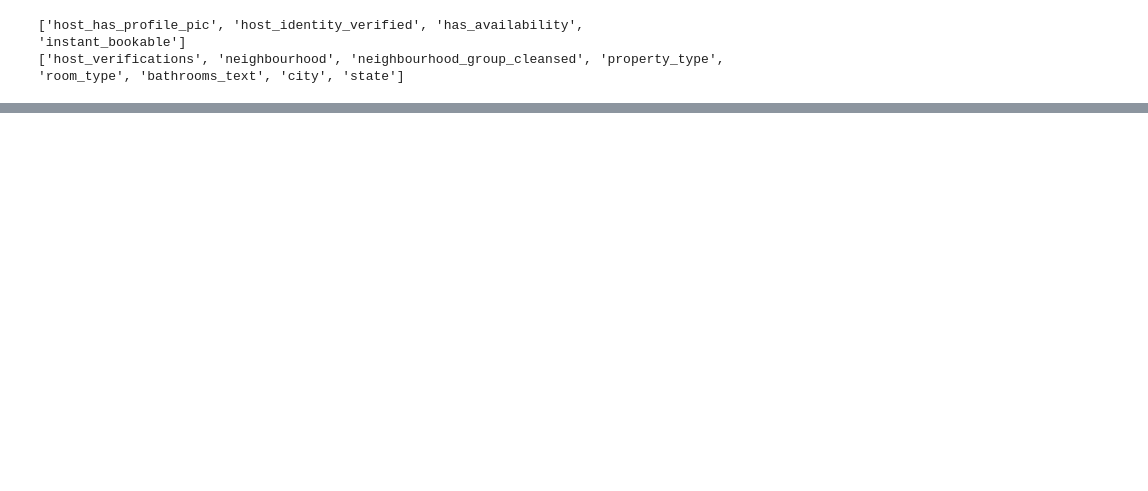
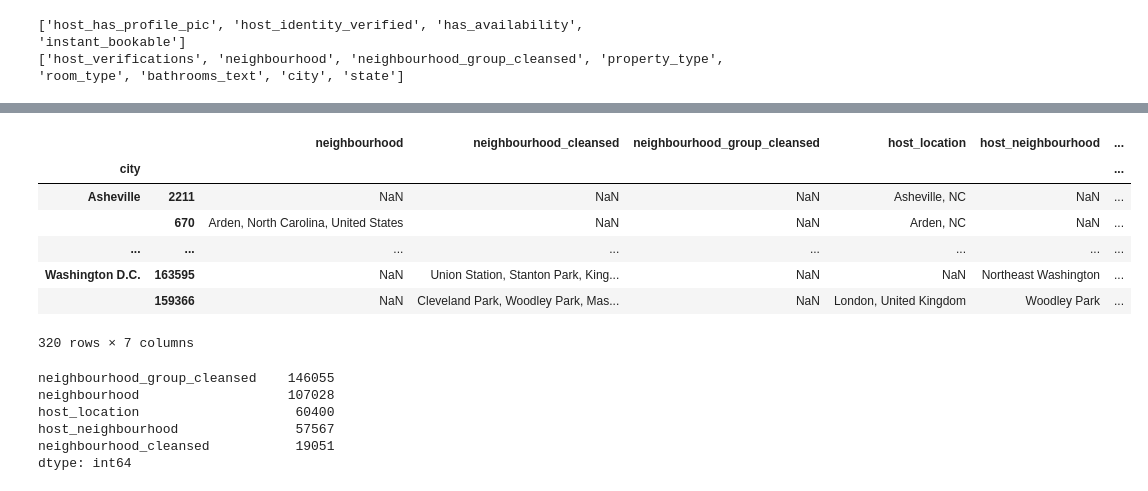
Before and after one commit to clairesarraille/airbnb_price_prediction, a Jupyter notebook: 01_Colab.ipynb, the cells around one changed output, grey strips where cells are left out. Saved outputs shown, nothing was run; the diff lists cells and outputs as text; code cells hidden in the pictures; blank space fills up the shorter version.

Commit message:
Remove cols based on predictive value and NULLS

```diff
--- a/01_Colab.ipynb
+++ b/01_Colab.ipynb
@@ -200,0 +250,13 @@ print(categorical_cols)
+# %%
+# Create list of non-numeric cols minus the boolean columns:
+obj_cols = []
+for col in range(df.shape[1]):
+  if df[df.columns[col]].dtypes == 'object' and df.columns[col] not in boolean_cols:
+    obj_cols.append(df.columns[col])
+print()
+for col in obj_cols:
+  print(col)
+obj_df = df[obj_cols]
+print()
+data_table.disable_dataframe_formatter()
+obj_df.iloc[0:5,:]
@@ -200,0 +291,50 @@ print(categorical_cols)
+# %%
+### Toggle this to see full sample dataset or excerpt:
+#pd.set_option('display.max_rows', None)
+pd.set_option('display.max_rows', 5)
+# %%
+# Create dataframe of random samples of rows for each unique value in city column
+# Adapted from: https://stackoverflow.com/questions/38390242/sampling-one-record-per-unique-value-pandas-python
+
+sample_obj_df = obj_df[['neighbourhood', 'neighbourhood_cleansed', 'neighbourhood_group_cleansed','host_location','host_neighbourhood', 'city', 'state']].groupby('city').apply(lambda obj_df: obj_df.sample(10, random_state=42))
+sample_obj_df
+
+
+### We can drop neighbourhood:
+# Neighbourhood is either city/state/country, or it's neighborhood/state/country.
+# In the case that one of the datasets was an entire county or MSA, this column could be the specific city within that county or MSA
+
+### We can drop neighbourhood_cleansed:
+# There isn't any consistency in the definition of this
+# -- sometimes it's just directional (North, South)
+# or a collection of neighborhoods in a list (Cleveland Park, Woodley Park, Massachusetts Avenue Heights)
+# Or by supervisor district: "Ward E councilmember James Solomon"
+# For Hawaii it specifies a neighborhood on any island: "Kapaa-Wailua" (which is on Kauai)
+
+### We can drop neighbourhood_group_cleansed:
+# This is mostly NaN values
+
+### host_location and host_neighborhood:
+# Drop these because they both have a ton of Nulls, the neighbohood isn't a standard way to compare places,
+# and because this would probably only be meaningful if we had the distance that the host is from their listing
+# -- which is not within scope of this project
+# %% [output]
+|  |  | neighbourhood | neighbourhood_cleansed | neighbourhood_group_cleansed | host_location | host_neighbourhood | ... |
+| city |  |  |  |  |  |  | ... |
+| Asheville | 2211 | NaN | NaN | NaN | Asheville, NC | NaN | ... |
+|  | 670 | Arden, North Carolina, United States | NaN | NaN | Arden, NC | NaN | ... |
+| ... | ... | ... | ... | ... | ... | ... | ... |
+| Washington D.C. | 163595 | NaN | Union Station, Stanton Park, King... | NaN | NaN | Northeast Washington | ... |
+|  | 159366 | NaN | Cleveland Park, Woodley Park, Mas... | NaN | London, United Kingdom | Woodley Park | ... |
+320 rows × 7 columns
+# %%
+
+# The neighborhood columns have very large num of Nulls, so we can safely drop
+obj_df[['neighbourhood', 'neighbourhood_cleansed', 'neighbourhood_group_cleansed','host_location', 'host_neighbourhood']].isna().sum().sort_values(ascending=False)
+# %% [output]
+neighbourhood_group_cleansed    146055
+neighbourhood                   107028
+host_location                    60400
+host_neighbourhood               57567
+neighbourhood_cleansed           19051
+dtype: int64
```
Also changed, not shown: parts of 24 cells of this notebook.
